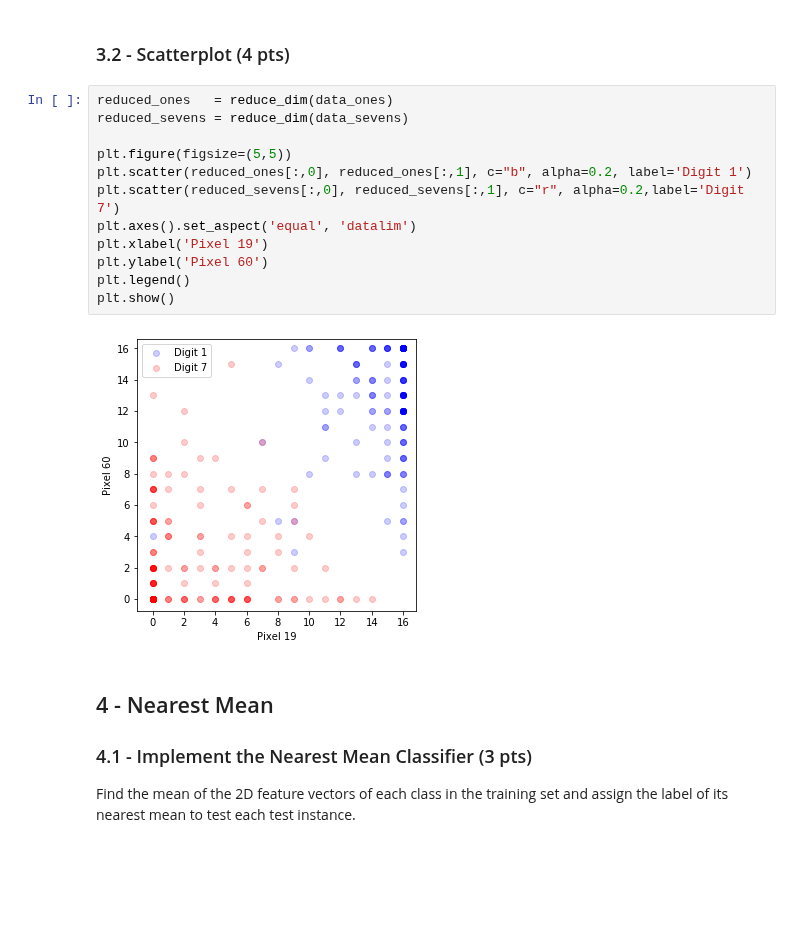
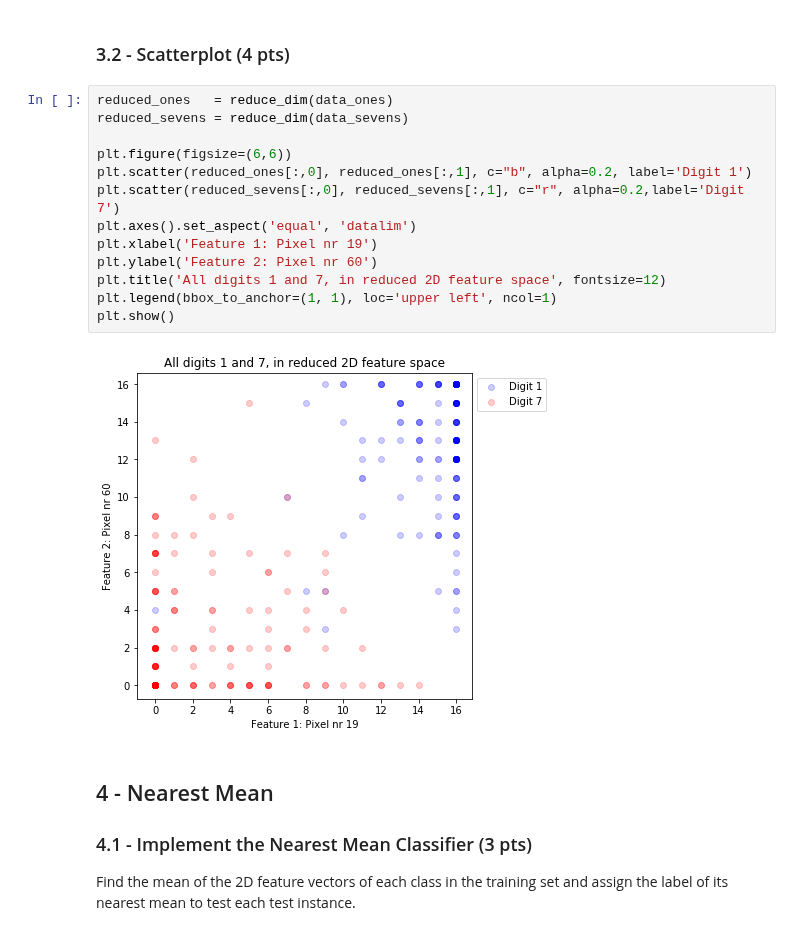
Before and after one commit to eliaserland/heidelberg-courses, a Jupyter notebook: machine-learning/problem-set-2/qda-lda.ipynb, the cells around one changed output. Saved outputs shown, nothing was run; the diff lists cells and outputs as text; blank space fills up the shorter version.

```diff
--- a/machine-learning/problem-set-2/qda-lda.ipynb
+++ b/machine-learning/problem-set-2/qda-lda.ipynb
@@ -110,17 +112,18 @@ def reduce_dim(x):
 # %%
 reduced_ones   = reduce_dim(data_ones)
 reduced_sevens = reduce_dim(data_sevens)
 
-plt.figure(figsize=(5,5))
+plt.figure(figsize=(6,6))
 plt.scatter(reduced_ones[:,0], reduced_ones[:,1], c="b", alpha=0.2, label='Digit 1')
 plt.scatter(reduced_sevens[:,0], reduced_sevens[:,1], c="r", alpha=0.2,label='Digit 7')
 plt.axes().set_aspect('equal', 'datalim')
-plt.xlabel('Pixel 19')
-plt.ylabel('Pixel 60')
-plt.legend()
+plt.xlabel('Feature 1: Pixel nr 19')
+plt.ylabel('Feature 2: Pixel nr 60')
+plt.title('All digits 1 and 7, in reduced 2D feature space', fontsize=12)
+plt.legend(bbox_to_anchor=(1, 1), loc='upper left', ncol=1)
 plt.show()
 # %% [output]
-[figure, old version]
+[figure, new version]
 # %% [markdown]
 ## 4 - Nearest Mean
 ### 4.1 - Implement the Nearest Mean Classifier (3 pts)
```
Also changed, not shown: parts of 14 cells of this notebook.
